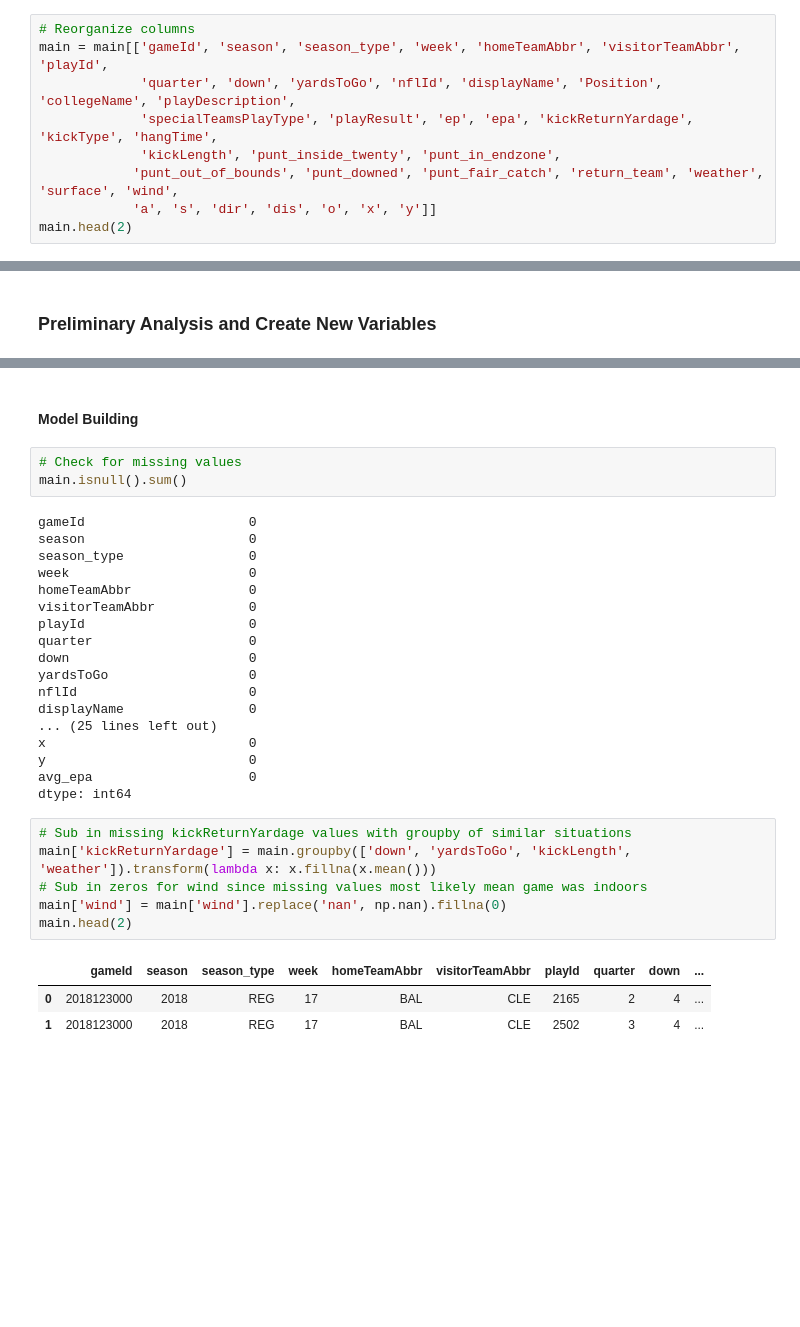
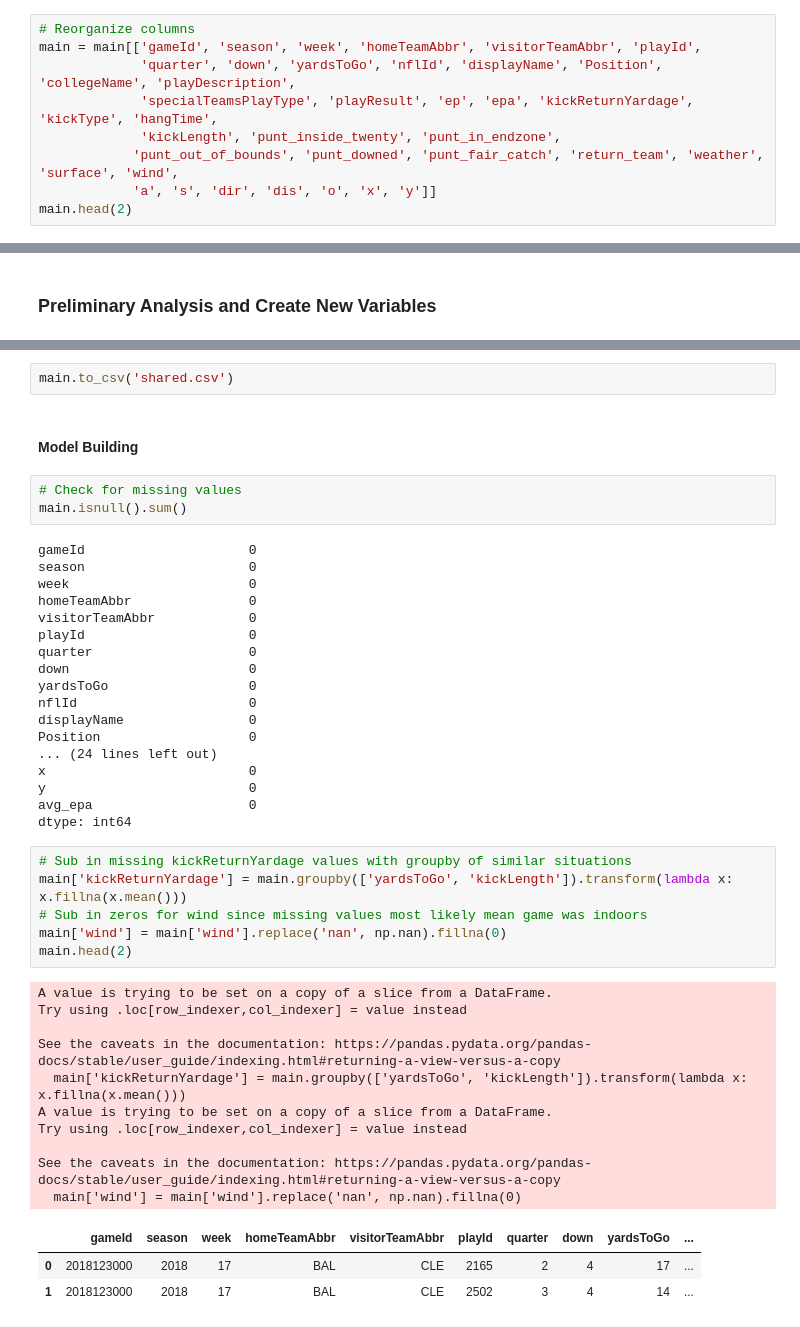
Before and after one commit to LiamDao/NFL_Big_Data_Bowl_2022, a Jupyter notebook: BigDataBowl.ipynb, the cells around one changed output, grey strips where cells are left out. Drawn from its saved outputs; the diff is of its cells as text; blank space fills up the shorter version.

```diff
--- a/BigDataBowl.ipynb
+++ b/BigDataBowl.ipynb
@@ -156,6 +168,6 @@ main.head(2)
 # %%
 # Reorganize columns
-main = main[['gameId', 'season', 'season_type', 'week', 'homeTeamAbbr', 'visitorTeamAbbr', 'playId',
+main = main[['gameId', 'season', 'week', 'homeTeamAbbr', 'visitorTeamAbbr', 'playId',
              'quarter', 'down', 'yardsToGo', 'nflId', 'displayName', 'Position', 'collegeName', 'playDescription',
              'specialTeamsPlayType', 'playResult', 'ep', 'epa', 'kickReturnYardage', 'kickType', 'hangTime',
              'kickLength', 'punt_inside_twenty', 'punt_in_endzone',
@@ -230,3 +249,5 @@ dtype: object
+# %%
+main.to_csv('shared.csv')
 # %% [markdown]
 #### Model Building
 # %%
@@ -235,7 +256,6 @@ main.isnull().sum()
 # %% [output]
 gameId                     0
 season                     0
-season_type                0
 week                       0
 homeTeamAbbr               0
 visitorTeamAbbr            0
@@ -245,21 +265,32 @@ down                       0
 yardsToGo                  0
 nflId                      0
 displayName                0
-... (25 lines left out)
+Position                   0
+... (24 lines left out)
 x                          0
 y                          0
 avg_epa                    0
 dtype: int64
 # %%
 # Sub in missing kickReturnYardage values with groupby of similar situations
-main['kickReturnYardage'] = main.groupby(['down', 'yardsToGo', 'kickLength', 'weather']).transform(lambda x: x.fillna(x.mean()))
+main['kickReturnYardage'] = main.groupby(['yardsToGo', 'kickLength']).transform(lambda x: x.fillna(x.mean()))
 # Sub in zeros for wind since missing values most likely mean game was indoors
 main['wind'] = main['wind'].replace('nan', np.nan).fillna(0)
 main.head(2)
 # %% [output]
+A value is trying to be set on a copy of a slice from a DataFrame.
+Try using .loc[row_indexer,col_indexer] = value instead
+
+See the caveats in the documentation: https://pandas.pydata.org/pandas-docs/stable/user_guide/indexing.html#returning-a-view-versus-a-copy
+  main['kickReturnYardage'] = main.groupby(['yardsToGo', 'kickLength']).transform(lambda x: x.fillna(x.mean()))
+A value is trying to be set on a copy of a slice from a DataFrame.
+Try using .loc[row_indexer,col_indexer] = value instead
+
+See the caveats in the documentation: https://pandas.pydata.org/pandas-docs/stable/user_guide/indexing.html#returning-a-view-versus-a-copy
+  main['wind'] = main['wind'].replace('nan', np.nan).fillna(0)
-|  | gameId | season | season_type | week | homeTeamAbbr | visitorTeamAbbr | playId | quarter | down | ... |
-| 0 | 2018123000 | 2018 | REG | 17 | BAL | CLE | 2165 | 2 | 4 | ... |
-| 1 | 2018123000 | 2018 | REG | 17 | BAL | CLE | 2502 | 3 | 4 | ... |
+|  | gameId | season | week | homeTeamAbbr | visitorTeamAbbr | playId | quarter | down | yardsToGo | ... |
+| 0 | 2018123000 | 2018 | 17 | BAL | CLE | 2165 | 2 | 4 | 17 | ... |
+| 1 | 2018123000 | 2018 | 17 | BAL | CLE | 2502 | 3 | 4 | 14 | ... |
 # %%
 # Check for missing values to make sure substitutions worked correctly
 main.isnull().sum()
```
Also changed, not shown: parts of 28 cells of this notebook.
